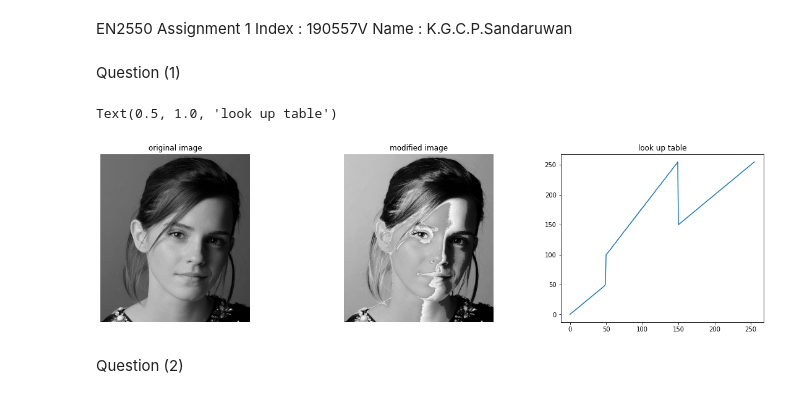
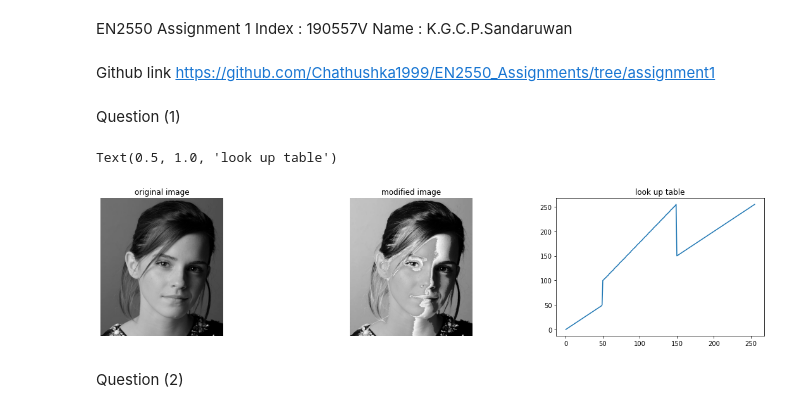
Before and after one commit to Chathushka1999/EN2550_Assignments, a Jupyter notebook: Assignment1.ipynb, the cells around one changed output. Drawn from its saved outputs; the diff is of its cells as text; code cells hidden in the pictures.

```diff
--- a/Assignment1.ipynb
+++ b/Assignment1.ipynb
@@ -2,6 +2,9 @@
 EN2550 Assignment 1
 Index : 190557V
 Name : K.G.C.P.Sandaruwan
+# %% [markdown]
+Github link
+https://github.com/Chathushka1999/EN2550_Assignments/tree/assignment1
 # %% [markdown]
 Question (1)
 # %%
@@ -11,28 +15,28 @@ import matplotlib.pyplot as plt
 # %%
 emma=cv.imread("emma_gray.jpg")
 assert emma is not None
 t1 = np.linspace(0,50,50)
 t2=np.linspace(100,255,100)
 t3=np.linspace(150,255,106)
 table=np.concatenate((t1,t2,t3),axis=0).astype(np.uint8)
 #modified=cv.LUT(emma,table)
 emma=cv.cvtColor(emma,cv.COLOR_BGR2RGB)
 modified=cv.LUT(emma,table)
 modified=cv.cvtColor(modified,cv.COLOR_BGR2RGB)
 fig,ax=plt.subplots(1,3)
 fig.set_figwidth(20)
-fig.set_figheight(5)
+fig.set_figheight(4)
 ax[0].imshow(emma)
 ax[0].set_title("original image")
 ax[0].axis("off")
 ax[1].imshow(modified)
 ax[1].set_title("modified image")
 ax[1].axis("off")
 ax[2].plot(table)
 ax[2].set_title("look up table")
 # %% [output]
 Text(0.5, 1.0, 'look up table')
-[figure, old version]
+[figure, new version]
 # %% [markdown]
 Question (2)
 # %%
```
Also changed, not shown: parts of 15 cells of this notebook.
